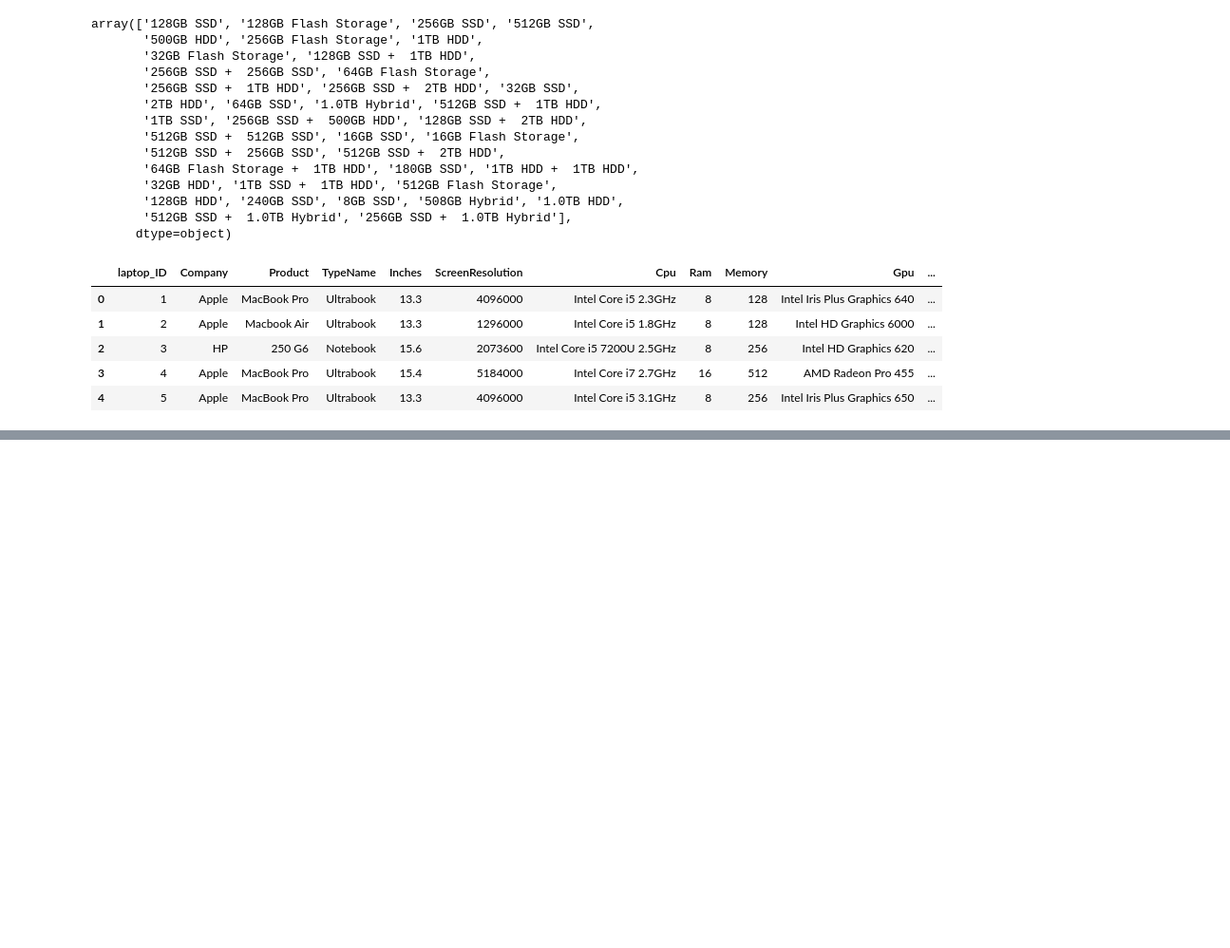
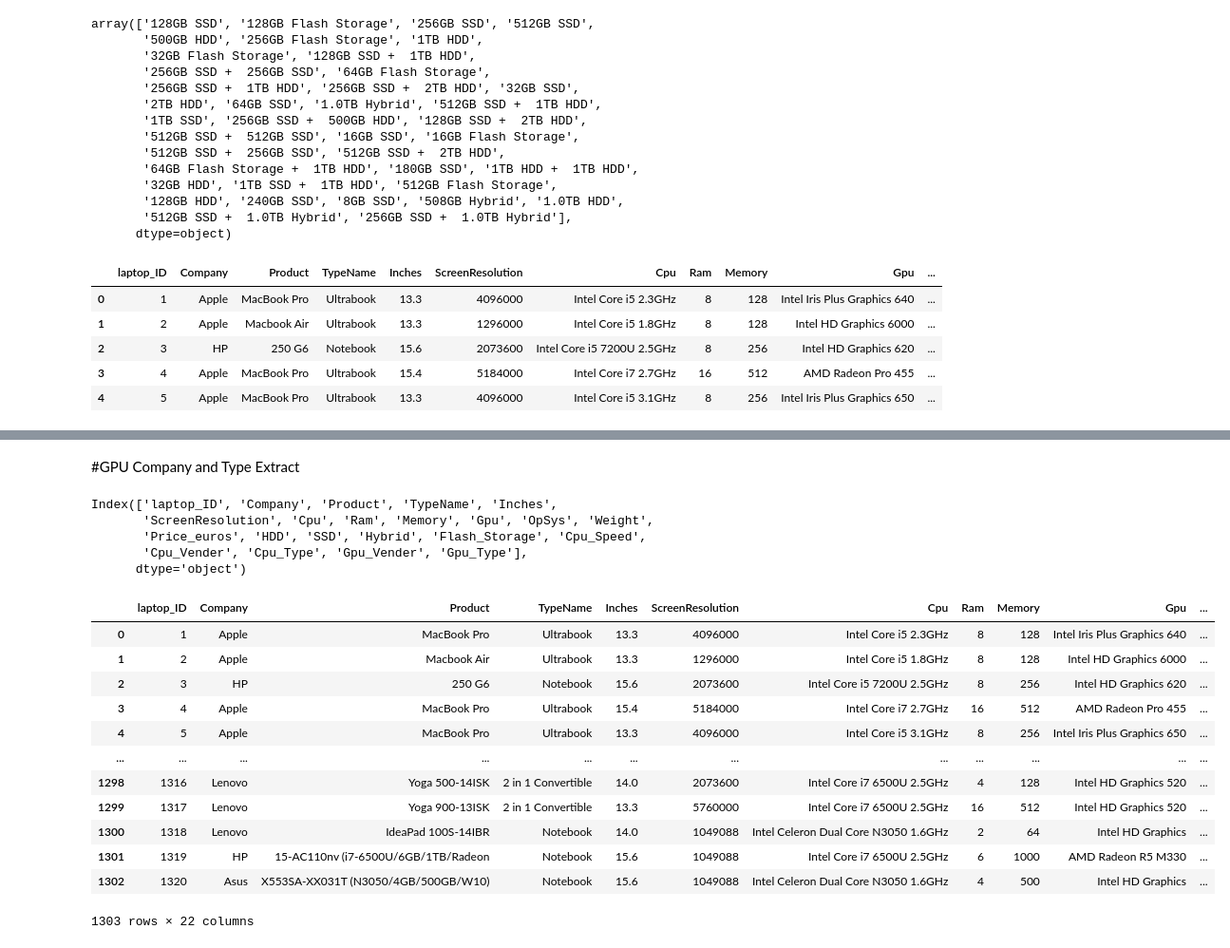
Before and after one commit to akashlal72/laptoppriceprdiction, a Jupyter notebook: Laptop_price_prediction.ipynb, the cells around one changed output, grey strips where cells are left out. Shown at 95% size. Drawn from its saved outputs; the diff is of its cells as text; code cells hidden in the pictures; blank space fills up the shorter version.

```diff
--- a/Laptop_price_prediction.ipynb
+++ b/Laptop_price_prediction.ipynb
@@ -244,0 +250,8 @@ df.head()
+# %%
+df["Cpu_Speed"] = df["Cpu"].str.split(" ").apply(lambda x: x[-1]).str.replace("GHz", "")
+df["Cpu_Vender"] = df["Cpu"].str.split(" ").apply(lambda x: x[0])
+df["Cpu_Type"] = df["Cpu"].str.split(" ").apply(lambda x: x[1:4] if x[1] == "Celeron" and "Pentium" and "Xeon" else (x[1:3] if (x[1] == "Core" or x[0] == "AMD") else x[0]) )
+df["Cpu_Type"] = df["Cpu_Type"].apply(lambda x: ' '.join(x))
+df["Cpu_Type"]
+df["Cpu_Speed"]=df["Cpu_Speed"].astype(float)
+df.head()
@@ -244,0 +265,33 @@ df.head()
+# %% [markdown]
+#GPU Company and Type Extract
+# %%
+gpu_distribution_list = df["Gpu"].str.split(" ")
+df["Gpu_Vender"] = df["Gpu"].str.split(" ").apply(lambda x: x[0])
+df["Gpu_Type"] = df["Gpu"].str.split(" ").apply(lambda x: x[1:])
+df["Gpu_Type"] = df["Gpu_Type"].apply(lambda x: ' '.join(x))
+df.columns
+# %% [output]
+Index(['laptop_ID', 'Company', 'Product', 'TypeName', 'Inches',
+       'ScreenResolution', 'Cpu', 'Ram', 'Memory', 'Gpu', 'OpSys', 'Weight',
+       'Price_euros', 'HDD', 'SSD', 'Hybrid', 'Flash_Storage', 'Cpu_Speed',
+       'Cpu_Vender', 'Cpu_Type', 'Gpu_Vender', 'Gpu_Type'],
+      dtype='object')
+# %%
+df=df.reindex(columns=['laptop_ID', 'Company', 'Product', 'TypeName', 'Inches',
+       'ScreenResolution', 'Cpu', 'Ram', 'Memory', 'Gpu', 'OpSys', 'Weight', 'HDD', 'SSD', 'Hybrid', 'Flash_Storage', 'Cpu_Speed',
+       'Cpu_Vender', 'Cpu_Type', 'Gpu_Vender', 'Gpu_Type','Price_euros'])
+df
+# %% [output]
+|  | laptop_ID | Company | Product | TypeName | Inches | ScreenResolution | Cpu | Ram | Memory | Gpu | ... |
+| 0 | 1 | Apple | MacBook Pro | Ultrabook | 13.3 | 4096000 | Intel Core i5 2.3GHz | 8 | 128 | Intel Iris Plus Graphics 640 | ... |
+| 1 | 2 | Apple | Macbook Air | Ultrabook | 13.3 | 1296000 | Intel Core i5 1.8GHz | 8 | 128 | Intel HD Graphics 6000 | ... |
+| 2 | 3 | HP | 250 G6 | Notebook | 15.6 | 2073600 | Intel Core i5 7200U 2.5GHz | 8 | 256 | Intel HD Graphics 620 | ... |
+| 3 | 4 | Apple | MacBook Pro | Ultrabook | 15.4 | 5184000 | Intel Core i7 2.7GHz | 16 | 512 | AMD Radeon Pro 455 | ... |
+| 4 | 5 | Apple | MacBook Pro | Ultrabook | 13.3 | 4096000 | Intel Core i5 3.1GHz | 8 | 256 | Intel Iris Plus Graphics 650 | ... |
+| ... | ... | ... | ... | ... | ... | ... | ... | ... | ... | ... | ... |
+| 1298 | 1316 | Lenovo | Yoga 500-14ISK | 2 in 1 Convertible | 14.0 | 2073600 | Intel Core i7 6500U 2.5GHz | 4 | 128 | Intel HD Graphics 520 | ... |
+| 1299 | 1317 | Lenovo | Yoga 900-13ISK | 2 in 1 Convertible | 13.3 | 5760000 | Intel Core i7 6500U 2.5GHz | 16 | 512 | Intel HD Graphics 520 | ... |
+| 1300 | 1318 | Lenovo | IdeaPad 100S-14IBR | Notebook | 14.0 | 1049088 | Intel Celeron Dual Core N3050 1.6GHz | 2 | 64 | Intel HD Graphics | ... |
+| 1301 | 1319 | HP | 15-AC110nv (i7-6500U/6GB/1TB/Radeon | Notebook | 15.6 | 1049088 | Intel Core i7 6500U 2.5GHz | 6 | 1000 | AMD Radeon R5 M330 | ... |
+| 1302 | 1320 | Asus | X553SA-XX031T (N3050/4GB/500GB/W10) | Notebook | 15.6 | 1049088 | Intel Celeron Dual Core N3050 1.6GHz | 4 | 500 | Intel HD Graphics | ... |
+1303 rows × 22 columns
```
Also changed, not shown: parts of 20 cells of this notebook.
